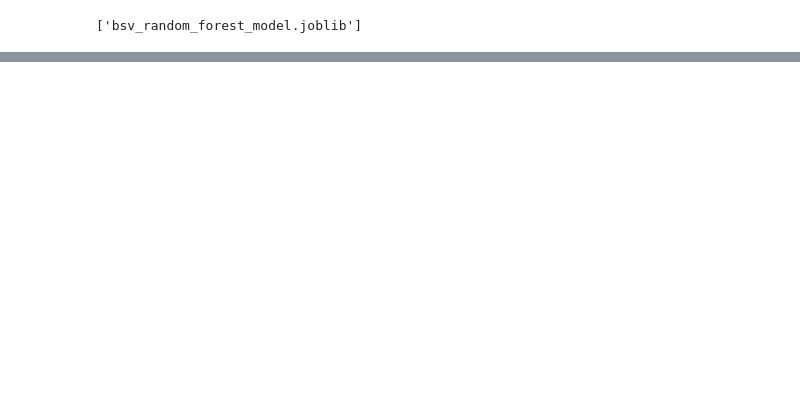
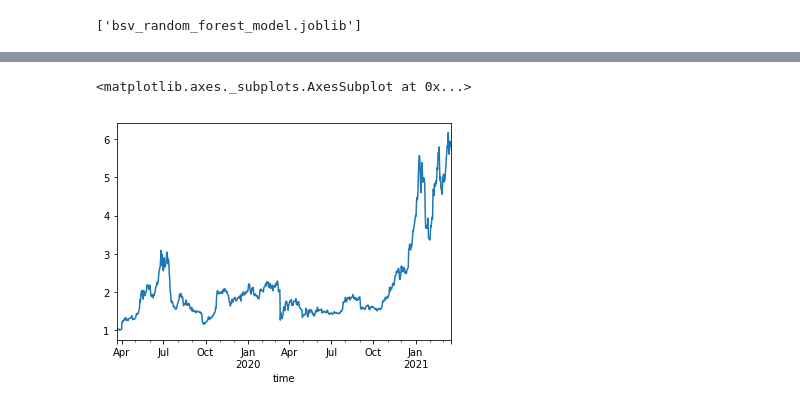
Before and after one commit to ryancfelts/Project2, a Jupyter notebook: ModelBuilding.ipynb, the cells around one changed output, grey strips where cells are left out. Cells and saved outputs as stored; diff of their text form; code cells hidden in the pictures; blank space fills up the shorter version.

Commit message:
Finished Model Building

```diff
--- a/ModelBuilding.ipynb
+++ b/ModelBuilding.ipynb
@@ -318,0 +703,27 @@ dump(bsv_model, 'bsv_random_forest_model.joblib')
+# %%
+# Replace predicted values 0 to -1 to account for shorting
+btc_actual_results['Predicted Value'].replace(0, -1, inplace=True)
+
+eth_actual_results['Predicted Value'].replace(0, -1, inplace=True)
+
+ada_actual_results['Predicted Value'].replace(0, -1, inplace=True)
+
+usdt_actual_results['Predicted Value'].replace(0, -1, inplace=True)
+
+xrp_actual_results['Predicted Value'].replace(0, -1, inplace=True)
+
+ltc_actual_results['Predicted Value'].replace(0, -1, inplace=True)
+
+trx_actual_results['Predicted Value'].replace(0, -1, inplace=True)
+
+tusd_actual_results['Predicted Value'].replace(0, -1, inplace=True)
+
+dgb_actual_results['Predicted Value'].replace(0, -1, inplace=True)
+
+bsv_actual_results['Predicted Value'].replace(0, -1, inplace=True)
+# %%
+# Calculate cumulative return of BTC model and plot the result
+(1 + (btc_actual_results['Return'] * btc_actual_results['Predicted Value'])).cumprod().plot()
+# %% [output]
+<matplotlib.axes._subplots.AxesSubplot at 0x...>
+[figure, added]
```
Also changed, not shown: parts of 30 cells of this notebook, 20 other files.
